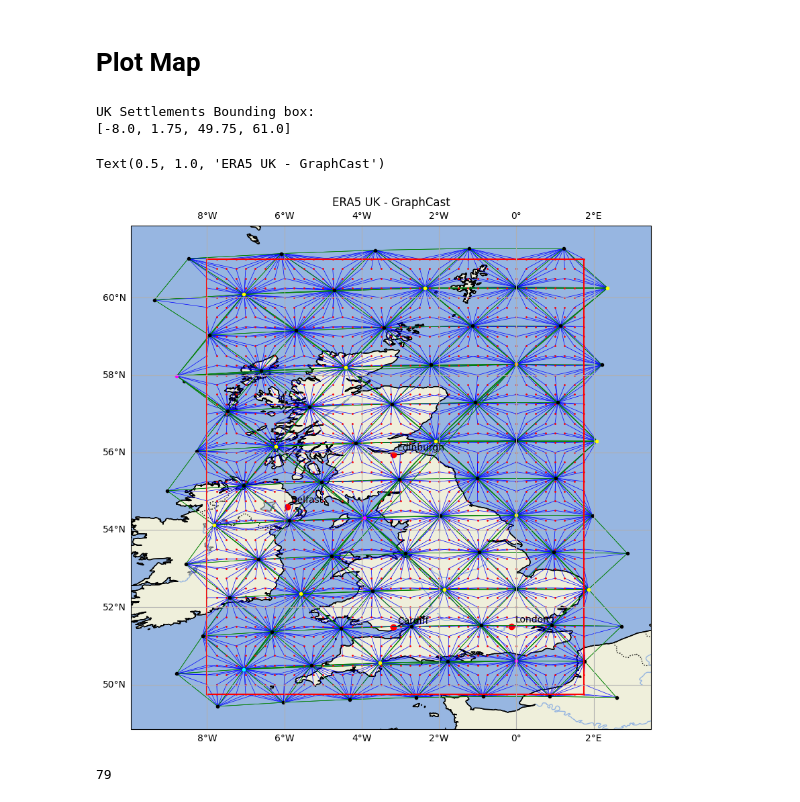
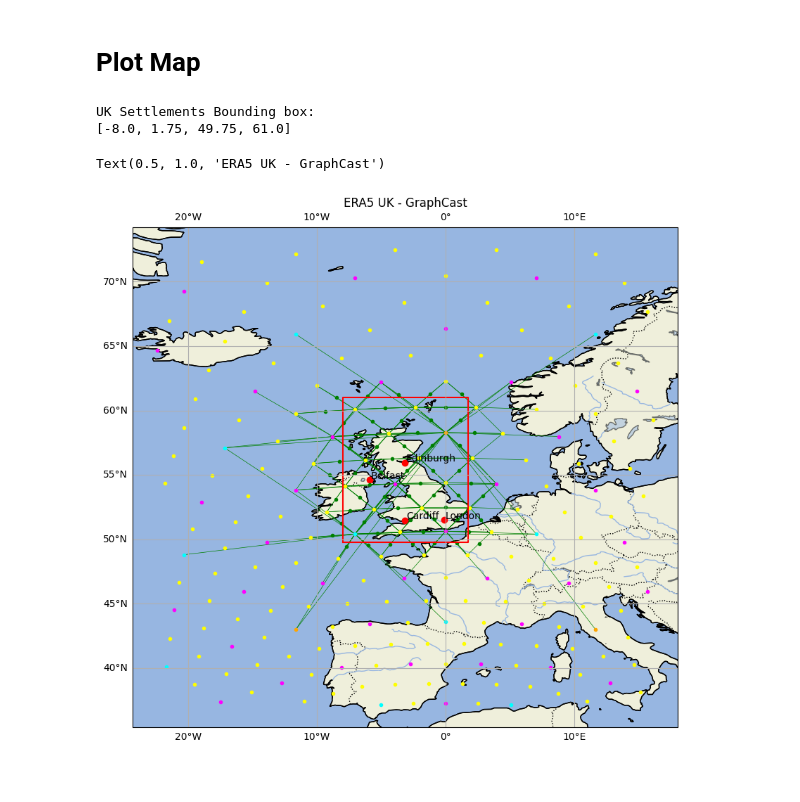
Before and after one commit to bet20ICL/neural-lam, a Jupyter notebook: notebooks/plot_map.ipynb, the cells around one changed output. Cells and saved outputs as stored; diff of their text form; code cells hidden in the pictures.

Commit message:
added uk max dataset, new coarse2edge version

```diff
--- a/notebooks/plot_map.ipynb
+++ b/notebooks/plot_map.ipynb
@@ -138,8 +138,11 @@ graph_name = "uk_small_ico"
 # dataset = "era5_uk_big"
 # graph_name = "uk_big_ico"
 
-dataset_coarse = "era5_uk_big_coarse"
-coarse_graph_name = "uk_big_coarse_ico"
+# dataset_coarse = "era5_uk_big_coarse"
+# coarse_graph_name = "uk_big_coarse_ico"
+
+dataset_coarse = "era5_uk_max_coarse"
+coarse_graph_name = "uk_max_coarse_ico"
 # %%
 graph = load_graph(dataset, graph_name)
 coarse_graph = load_graph(dataset_coarse, coarse_graph_name)
@@ -165,7 +168,7 @@ Grid Bounding box:
 # %% [markdown]
 ## Fine 2 Coarse graph edges
 # %%
-coarse2fine_edge_index = torch.load(f"./graphs/{graph_name}/coarse2fine_edge_index.pt")
+coarse2fine_edge_index = torch.load(f"./graphs/{graph_name}/max_coarse2fine_edge_index.pt")
 coarse2fine_edge_set = sorted(list({tuple(e) for e in coarse2fine_edge_index.T}))
 # %% [markdown]
 # Plot Map
@@ -185,44 +188,42 @@ cities = {
 }
 add_cities(ax, cities)
 
-g2m_edges(ax, graph.grid_xy, graph.mesh_pos, graph.g2m_edge_set)
-m2m_edges(ax, graph.mesh_pos, graph.m2m_edge_set)
-# m2g_edges(ax, graph.grid_xy, graph.mesh_pos, graph.m2g_edge_set)
-grid_points(ax, graph.grid_xy, "red")
-mesh_points(ax, graph.mesh_pos, graph.mesh_node_levels)
+# g2m_edges(ax, graph.grid_xy, graph.mesh_pos, graph.g2m_edge_set)
+# m2m_edges(ax, graph.mesh_pos, graph.m2m_edge_set)
+# # m2g_edges(ax, graph.grid_xy, graph.mesh_pos, graph.m2g_edge_set)
+# grid_points(ax, graph.grid_xy, "red")
+# mesh_points(ax, graph.mesh_pos, graph.mesh_node_levels)
 
 # m2m_edges(ax, graph.mesh_pos, graph.m2m_edge_set)
 # grid_points(ax, graph.grid_xy, "red")
 # mesh_points(ax, graph.mesh_pos, graph.mesh_node_levels)
 
 # m2m_edges(ax, coarse_graph.mesh_pos, coarse_graph.m2m_edge_set)
 # grid_points(ax, coarse_graph.grid_xy, "red")
 # mesh_points(ax, coarse_graph.mesh_pos, coarse_graph.mesh_node_levels)
 
-# coarse2fine_edges(ax, coarse_graph.mesh_pos, graph.mesh_pos, coarse2fine_edge_set)
-# # m2m_edges(ax, full_coarse_graph.mesh_pos, full_coarse_graph.m2m_edge_set)
+coarse2fine_edges(ax, coarse_graph.mesh_pos, graph.mesh_pos, coarse2fine_edge_set)
+# m2m_edges(ax, full_coarse_graph.mesh_pos, full_coarse_graph.m2m_edge_set)
+# m2m_edges(ax, graph.mesh_pos, graph.m2m_edge_set)
+# m2m_edges(ax, coarse_graph.mesh_pos, coarse_graph.m2m_edge_set)
 # grid_points(ax, coarse_graph.grid_xy, "red")
-# mesh_points(ax, coarse_graph.mesh_pos, coarse_graph.mesh_node_levels)
 # # mesh_points(ax, graph.mesh_pos, graph.mesh_node_levels)
-# mesh_points(ax, graph.mesh_pos)
+mesh_points(ax, graph.mesh_pos)
+mesh_points(ax, coarse_graph.mesh_pos, coarse_graph.mesh_node_levels)
 
 uk_settlments = [-8.00, 1.75, 49.75, 61.00]
 print("UK Settlements Bounding box:")
 print(uk_settlments)
 bounding_box(ax, uk_settlments)
 
 # Add gridlines
 gl = ax.gridlines(draw_labels=True)
 gl.top_lables = False
 gl.right_labels = False
 
 plt.title('ERA5 UK - GraphCast')
 # %% [output]
 UK Settlements Bounding box:
 [-8.0, 1.75, 49.75, 61.0]
 Text(0.5, 1.0, 'ERA5 UK - GraphCast')
-[figure, old version]
+[figure, new version]
-# %%
-len(coarse2fine_edge_index[1].unique())
-# %% [output]
-79
```
Also changed, not shown: parts of 11 cells of this notebook, 12 other files.
